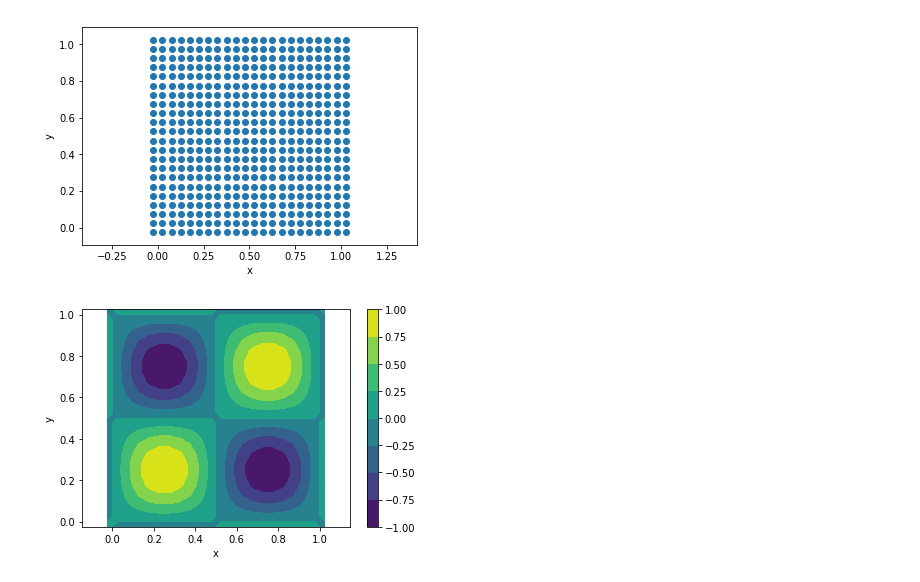
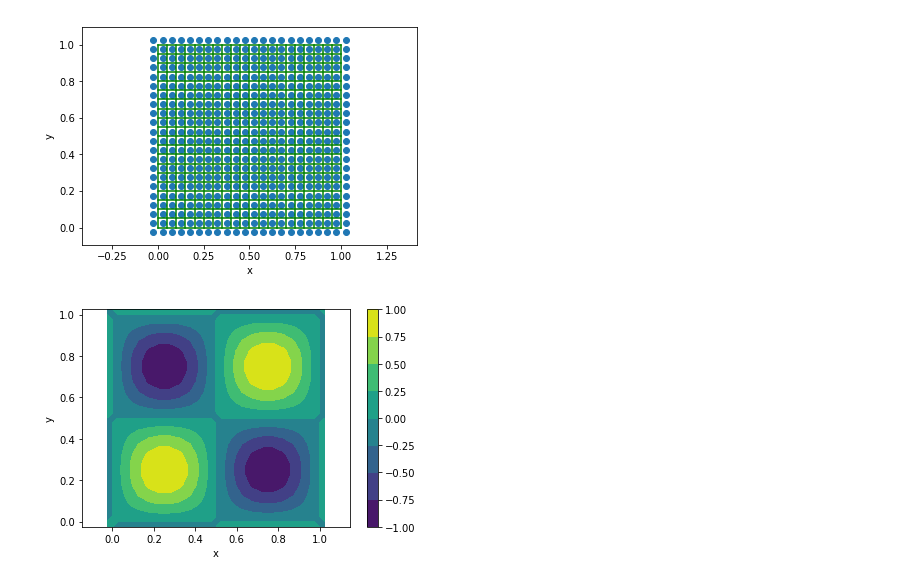
Before and after one commit to akashdhruv/FlowX, a Jupyter notebook: examples/poisson_simple.ipynb, the cells around one changed output. Cells and saved outputs as stored; diff of their text form; code cells hidden in the pictures.

Commit message:
adding mesh in possion_simple example

```diff
--- a/examples/poisson_simple.ipynb
+++ b/examples/poisson_simple.ipynb
@@ -26,12 +26,14 @@ x_cell,y_cell = numpy.meshgrid(x_center,y_center)
 # %%
 pyplot.figure()
 pyplot.xlabel('x')
 pyplot.ylabel('y')
+pyplot.plot(x_mesh,y_mesh,'g')
+pyplot.plot(x_mesh.T,y_mesh.T,'g')
 pyplot.scatter(x_cell,y_cell)
 pyplot.axis('equal')
 pyplot.show()
 # %% [output]
-[figure, old version]
+[figure, new version]
 # %%
 asol = numpy.sin(2 * numpy.pi * x_cell) * numpy.sin(2 * numpy.pi * y_cell)
 # %%
```
